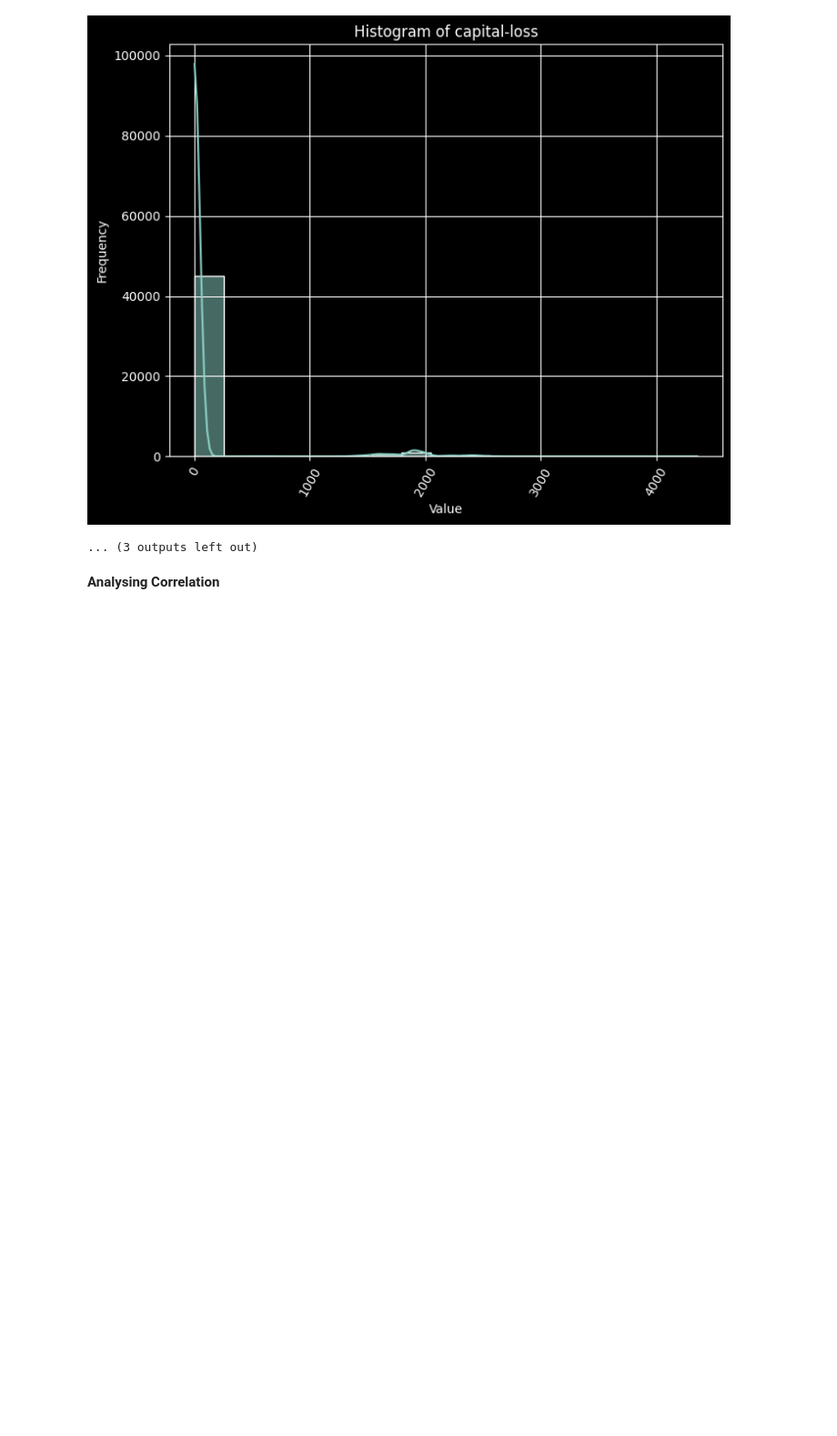
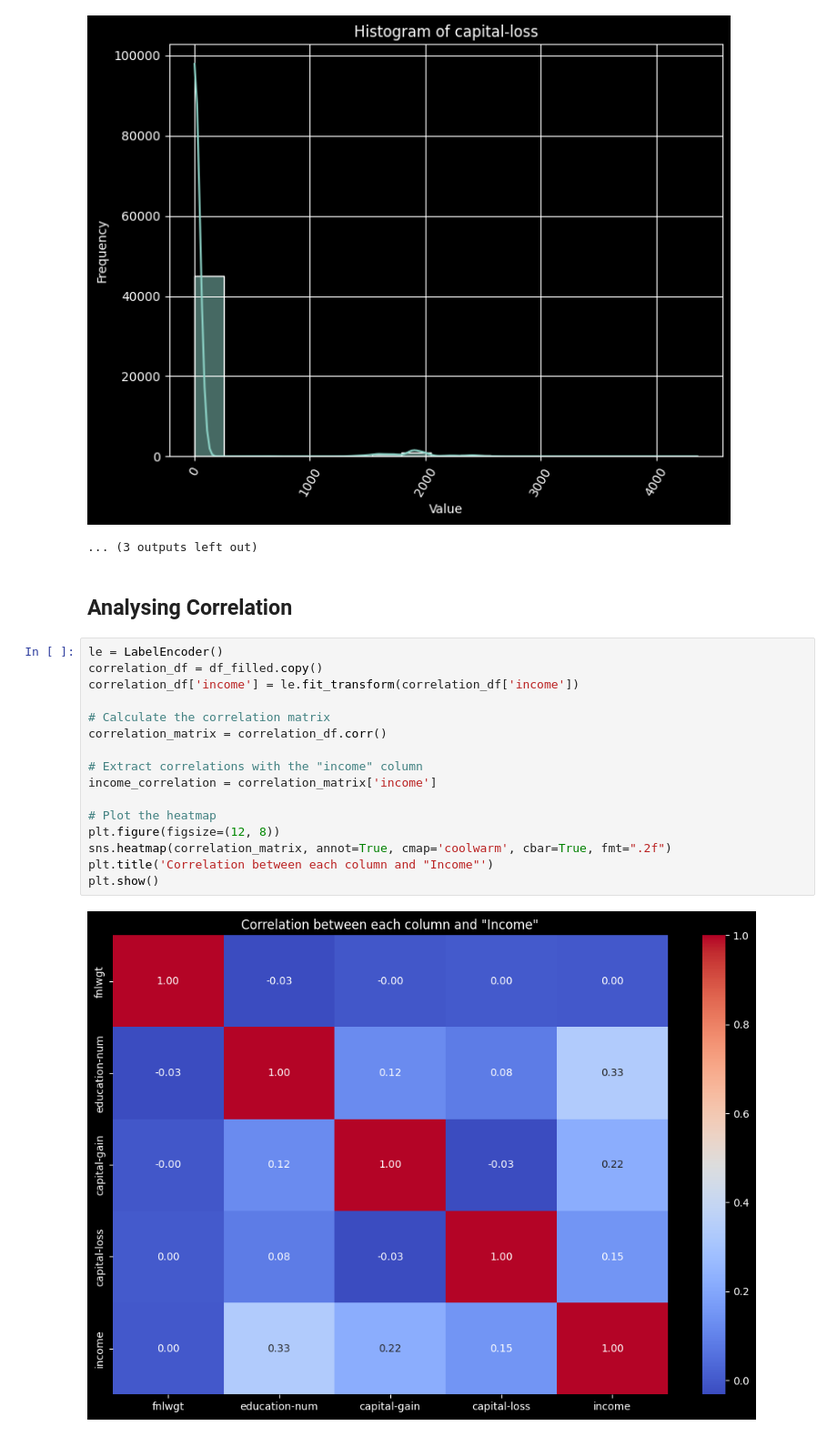
Before and after one commit to Starlight0901/Adult-Census-Income-Prediction, a Jupyter notebook: ML_CW_.ipynb, the cells around one changed output. Shown at 91% size. Saved outputs shown, nothing was run; the diff lists cells and outputs as text; blank space fills up the shorter version.

Commit message:
Checking for Correlation

```diff
--- a/ML_CW_.ipynb
+++ b/ML_CW_.ipynb
@@ -1186,4 +1181,22 @@ for column in df_filled.columns:
 [figure]
 ... (3 outputs left out)
 # %% [markdown]
-**Analysing Correlation**
+## **Analysing Correlation**
+# %%
+le = LabelEncoder()
+correlation_df = df_filled.copy()
+correlation_df['income'] = le.fit_transform(correlation_df['income'])
+
+# Calculate the correlation matrix
+correlation_matrix = correlation_df.corr()
+
+# Extract correlations with the "income" column
+income_correlation = correlation_matrix['income']
+
+# Plot the heatmap
+plt.figure(figsize=(12, 8))
+sns.heatmap(correlation_matrix, annot=True, cmap='coolwarm', cbar=True, fmt=".2f")
+plt.title('Correlation between each column and "Income"')
+plt.show()
+# %% [output]
+[figure, added]
```
Also changed, not shown: parts of 6 cells of this notebook.
